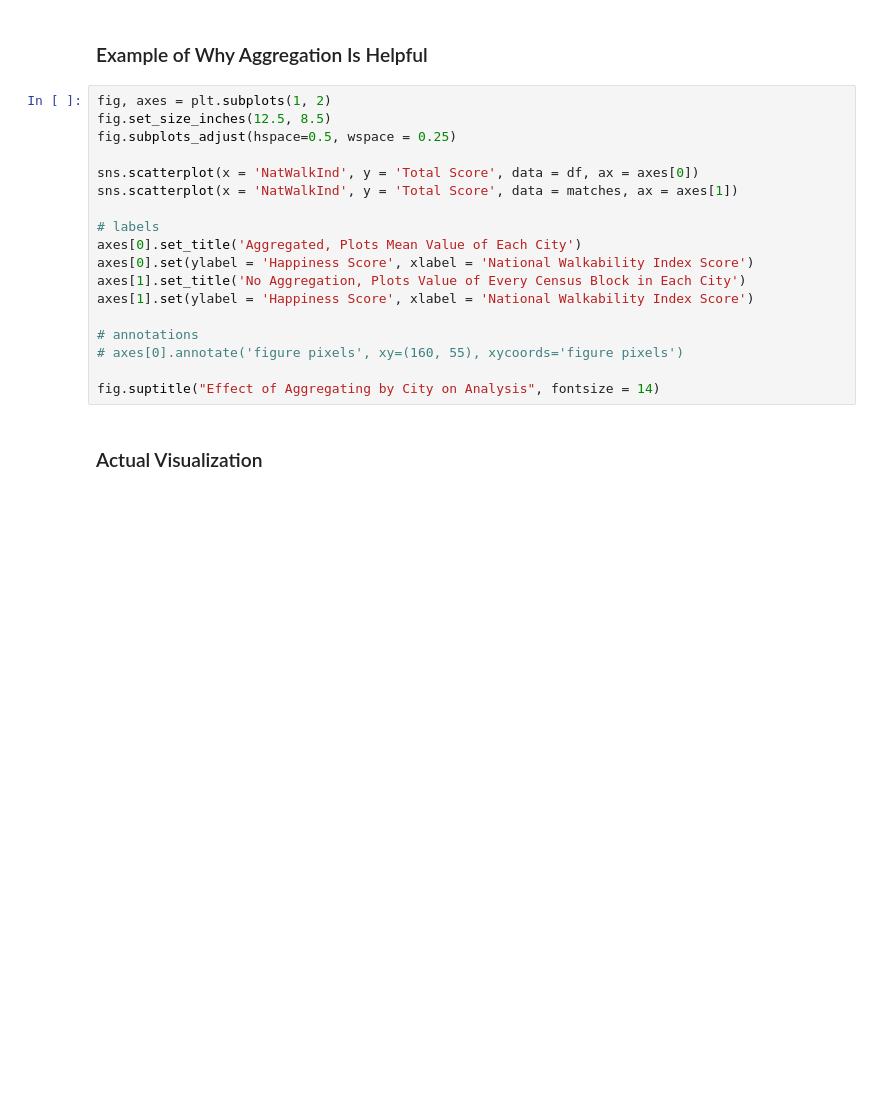
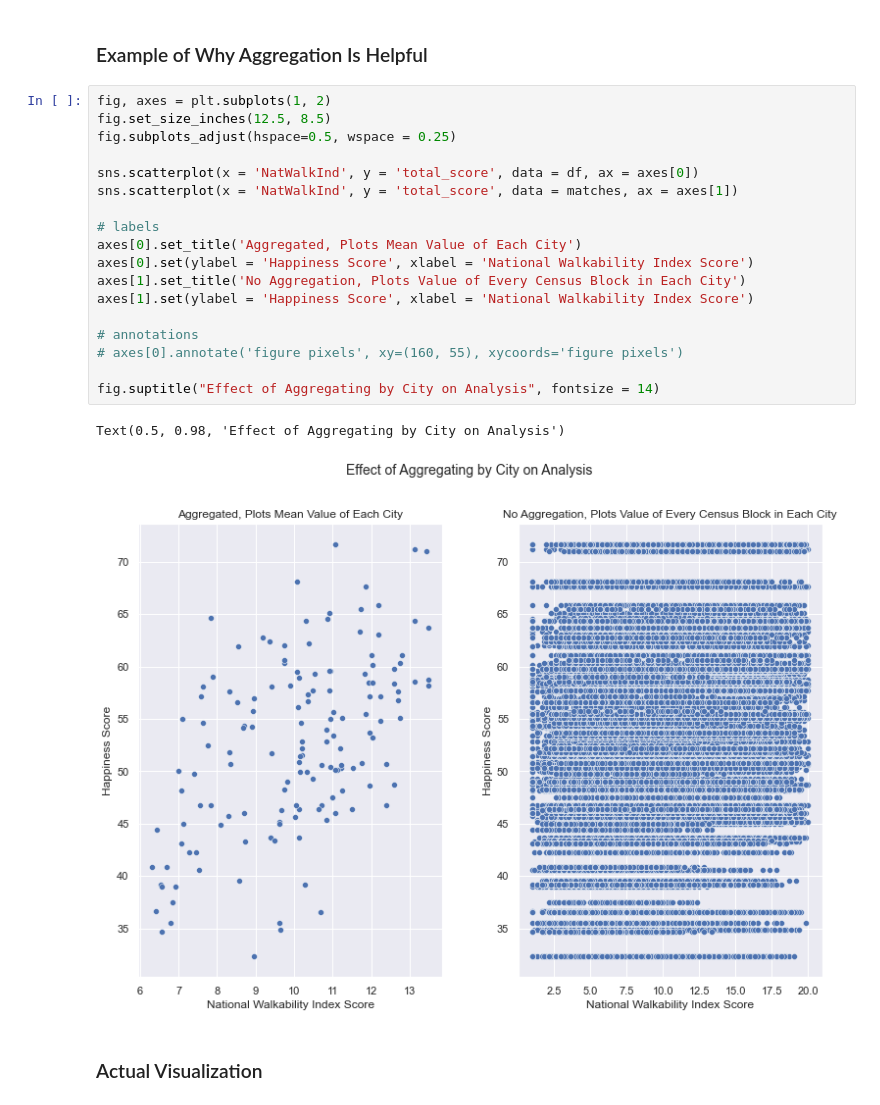
Before and after one commit to haleyej/330_final_project, a Jupyter notebook: process_data.ipynb, the cells around one changed output. Saved outputs shown, nothing was run; the diff lists cells and outputs as text; blank space fills up the shorter version.

```diff
--- a/process_data.ipynb
+++ b/process_data.ipynb
@@ -205,21 +210,24 @@ df['Region'] = df['state'].apply(get_region)
 # %%
 fig, axes = plt.subplots(1, 2)
 fig.set_size_inches(12.5, 8.5)
 fig.subplots_adjust(hspace=0.5, wspace = 0.25)
 
-sns.scatterplot(x = 'NatWalkInd', y = 'Total Score', data = df, ax = axes[0])
-sns.scatterplot(x = 'NatWalkInd', y = 'Total Score', data = matches, ax = axes[1])
+sns.scatterplot(x = 'NatWalkInd', y = 'total_score', data = df, ax = axes[0])
+sns.scatterplot(x = 'NatWalkInd', y = 'total_score', data = matches, ax = axes[1])
 
 # labels
 axes[0].set_title('Aggregated, Plots Mean Value of Each City')
 axes[0].set(ylabel = 'Happiness Score', xlabel = 'National Walkability Index Score')
 axes[1].set_title('No Aggregation, Plots Value of Every Census Block in Each City')
 axes[1].set(ylabel = 'Happiness Score', xlabel = 'National Walkability Index Score')
 
 # annotations
 # axes[0].annotate('figure pixels', xy=(160, 55), xycoords='figure pixels')
 
 fig.suptitle("Effect of Aggregating by City on Analysis", fontsize = 14)
+# %% [output]
+Text(0.5, 0.98, 'Effect of Aggregating by City on Analysis')
+[figure, added]
 # %% [markdown]
 <h3>Actual Visualization</h3>
 # %%
```
Also changed, not shown: parts of 23 cells of this notebook.
